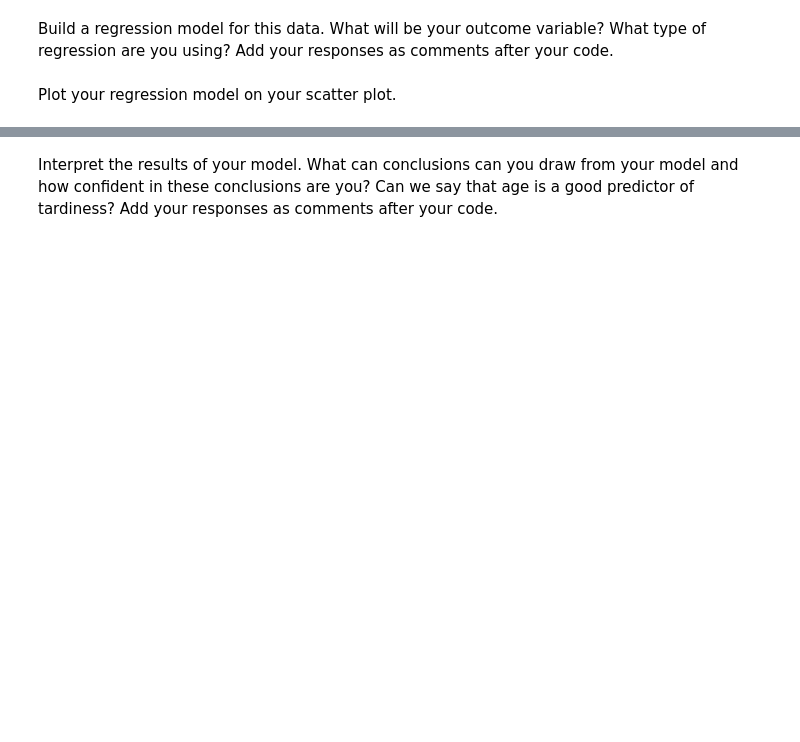
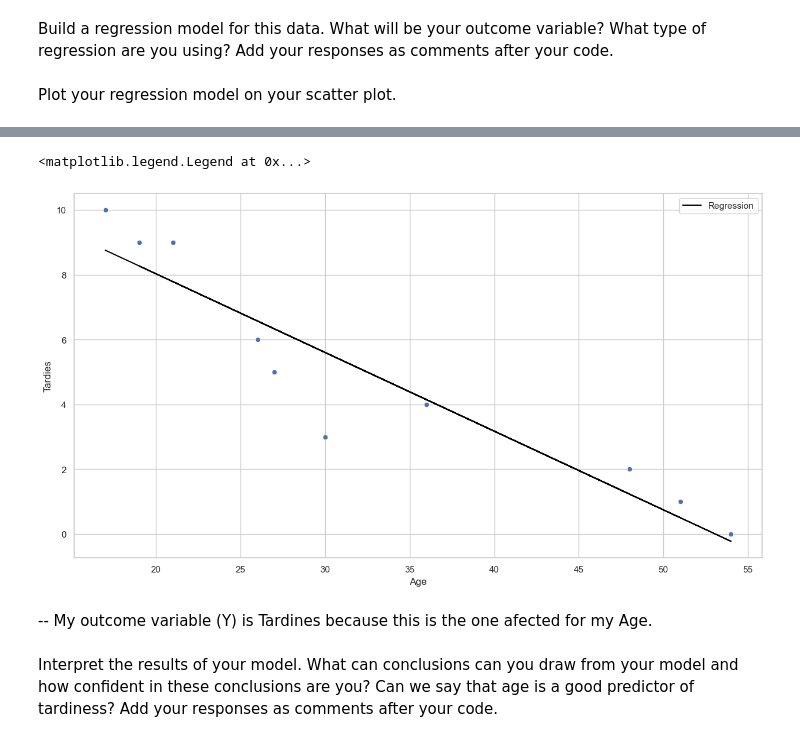
Before and after one commit to Ironhack-data-bcn-oct-2023/lab-regression-analysis, a Jupyter notebook: your-code.ipynb, the cells around one changed output, grey strips where cells are left out. Drawn from its saved outputs; the diff is of its cells as text; code cells hidden in the pictures; blank space fills up the shorter version.

```diff
--- a/your-code.ipynb
+++ b/your-code.ipynb
@@ -52,0 +87,16 @@ Plot your regression model on your scatter plot.
+# %%
+#1. X, y:
+X = student_data[["Age"]]
+y = student_data.Tardies
+
+#2. Choose a model: lr
+lr = LinearRegression()
+
+#3. Fit
+lr.fit(X, y)
+
+#4. Metrics
+lr.intercept_
+lr.coef_
+
+student_data["Prediction"] = student_data.Age * lr.coef_[0] + lr.intercept_
@@ -52,0 +117,7 @@ Plot your regression model on your scatter plot.
+# %%
+sns.scatterplot(x=student_data.Age, y=student_data.Tardies)
+plt.plot(student_data.Age, student_data["Prediction"], c="black", label="Regression")
+plt.legend()
+# %% [output]
+<matplotlib.legend.Legend at 0x...>
+[figure, added]
@@ -53,2 +126,4 @@ Plot your regression model on your scatter plot.
+# %% [markdown]
+-- My outcome variable (Y) is Tardines because this is the one afected for my Age.
 # %% [markdown]
 Interpret the results of your model. What can conclusions can you draw from your model and how confident in these conclusions are you? Can we say that age is a good predictor of tardiness? Add your responses as comments after your code.
```
Also changed, not shown: parts of 39 cells of this notebook.
